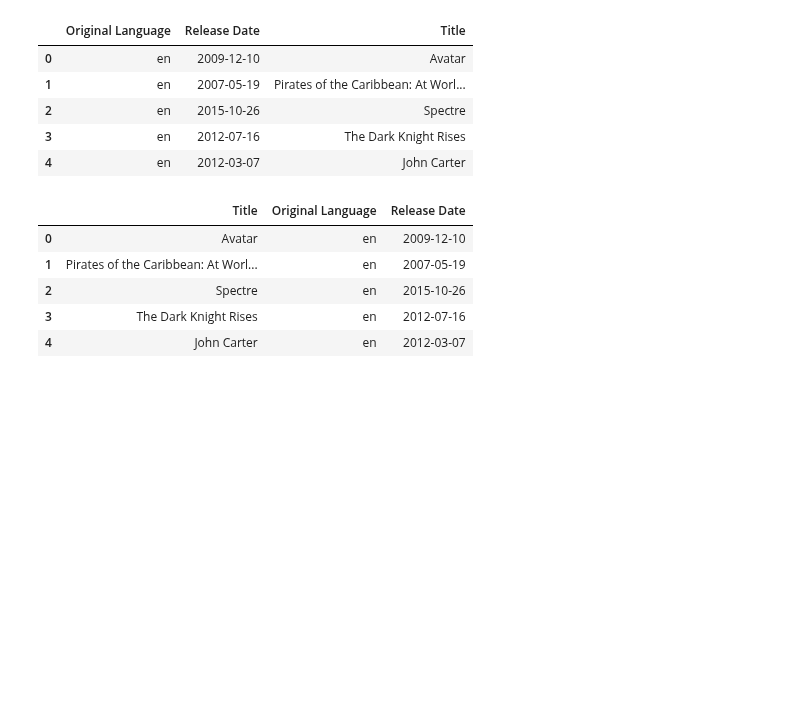
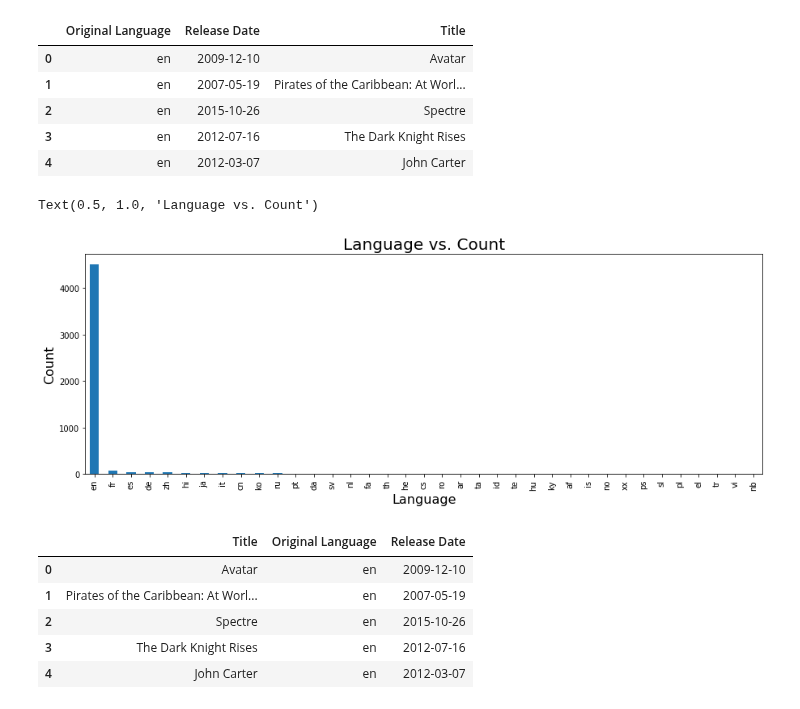
Before and after one commit to letisalbal/Project-2_GoodReads, a Jupyter notebook: Books into Movies.ipynb, the cells around one changed output. Saved outputs shown, nothing was run; the diff lists cells and outputs as text; code cells hidden in the pictures; blank space fills up the shorter version.

```diff
--- a/Books into Movies.ipynb
+++ b/Books into Movies.ipynb
@@ -187,8 +206,8 @@ new_movies_df.head()
 | 4 | 260000000 | [{"id": 28, "name": "Action"}, {"... | http://movies.disney.com/john-carter | 49529 | [{"id": 818, "name": "based on no... | en | John Carter | John Carter is a war-weary, forme... | ... |
 # %%
 #Drop the columns not needed and print
-new_movies_df = new_movies_df.drop(['budget', 'genres', 'homepage', 'id', 'keywords', 'original_title', 'overview', 'popularity', 'production_companies', 'production_countries', 'revenue', 'runtime', 'spoken_languages', 'status', 'tagline', 'vote_average', 'vote_count'], axis = 1)
-new_movies_df.head()
+new_movies_df_1 = new_movies_df.drop(['budget', 'genres', 'homepage', 'id', 'keywords', 'original_title', 'overview', 'popularity', 'production_companies', 'production_countries', 'revenue', 'runtime', 'spoken_languages', 'status', 'tagline', 'vote_average', 'vote_count'], axis = 1)
+new_movies_df_1.head()
 # %% [output]
 |  | Original Language | Release Date | Title |
 | 0 | en | 2009-12-10 | Avatar |
@@ -196,6 +215,17 @@ new_movies_df.head()
 | 2 | en | 2015-10-26 | Spectre |
 | 3 | en | 2012-07-16 | The Dark Knight Rises |
 | 4 | en | 2012-03-07 | John Carter |
+# %%
+plt.figure(figsize=(15,5))
+ax = new_movies_df_1['Original Language'].value_counts().plot(kind='bar')
+
+ax.set_xlabel('Language', fontsize=16)
+ax.set_ylabel('Count', fontsize=16)
+
+ax.set_title('Language vs. Count', fontsize=20)
+# %% [output]
+Text(0.5, 1.0, 'Language vs. Count')
+[figure, added]
 # %%
 #Sort 'Title' column to be the first column
 new_movies_df = new_movies_df[['Title', 'Original Language', 'Release Date']]
```
Also changed, not shown: parts of 3 cells of this notebook, 2 other files.
